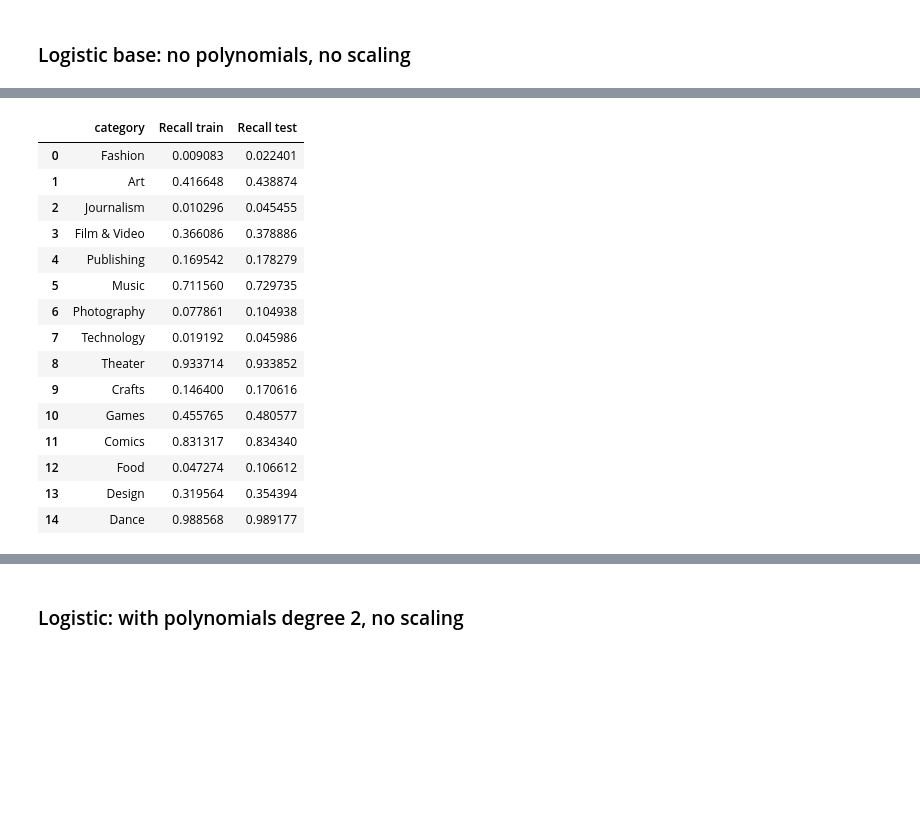
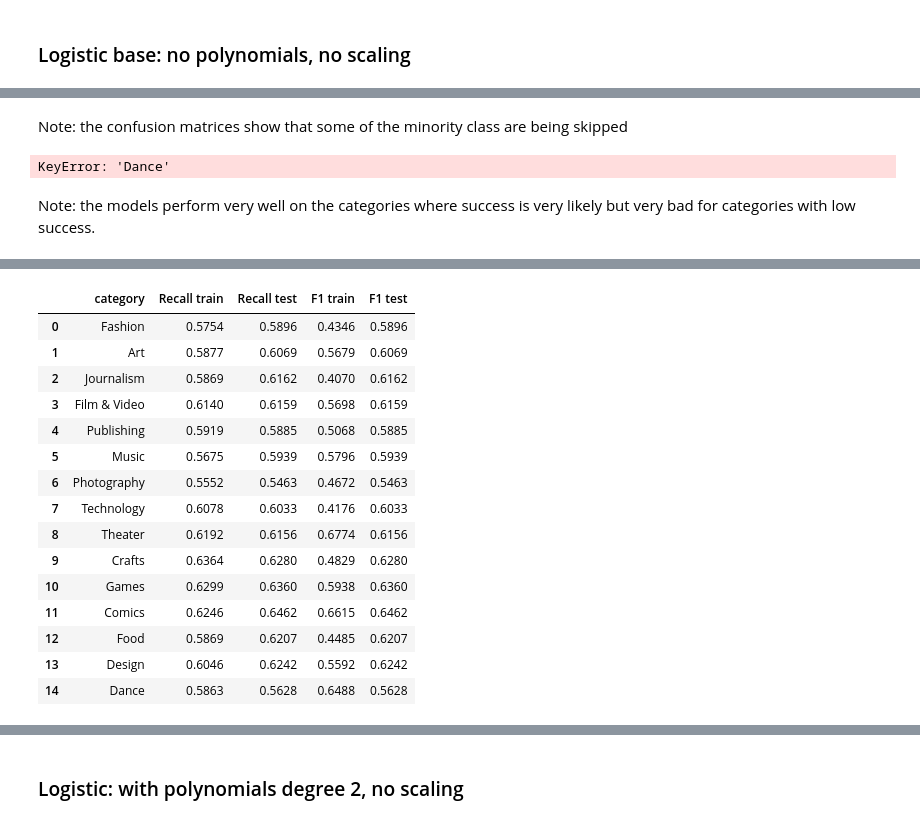
Before and after one commit to JainNupur20/kickstarter-project, a Jupyter notebook: project.ipynb, the cells around one changed output, grey strips where cells are left out. Cells and saved outputs as stored; diff of their text form; code cells hidden in the pictures; blank space fills up the shorter version.

Commit message:
groups try to improve the models including cross validation, confusion matrix f1 score...

```diff
--- a/project.ipynb
+++ b/project.ipynb
@@ -507,6 +507,9 @@ y_pred_test = {}
 recalls_train = {}
 recalls_test = {}
 df_recalls = {}
+f1_train = {}
+f1_test = {}
+df_f1 = {}
 # %%
 features_to_scale = ["goal_log", "duration"]
 # %% [markdown]
@@ -514,3 +638,11 @@ features_to_scale = ["goal_log", "duration"]
+# %% [markdown]
+Note: the confusion matrices show that some of the minority class are being skipped
+# %%
+cm = confusion_matrix(y_train_wo_outlier[category],y_pred_train[category])
+# %% [output]
+KeyError: 'Dance'
+# %% [markdown]
+Note: the models perform very well on the categories where success is very likely but very bad for categories with low success.
 # %%
 model = "log_noPoly_noScale"
 #
@@ -520,21 +652,49 @@ y_pred_test[model] = {}
 #
 recalls_train[model] = {}
 recalls_test[model] = {}
+
+f1_train[model] = {}
+f1_test[model] = {}
 #
 for category in categories:
-    models[model][category] = LogisticRegression()
+    models[model][category] = LogisticRegression(class_weight="balanced")
     models[model][category].fit(X_train_wo_outlier[category], y_train_wo_outlier[category])
+
+     # Perform cross-validation
+    cv_recall_scores = cross_val_score(
+        models[model][category],
+        X_train_wo_outlier[category],
+        y_train_wo_outlier[category],
+        scoring=recall_scorer,
+        cv=5  # 5-fold cross-validation
+    )
+
+    print(f"Cross-validated Recall for {category}: {cv_recall_scores.mean()}")
+# Perform cross-validation for F1 score
+    cv_f1_scores = cross_val_score(
+        models[model][category],
+        X_train_wo_outlier[category],
+        y_train_wo_outlier[category],
+        scoring=f1_scorer,
+        cv=5  # 5-fold cross-validation
+    )
+    print(f"Cross-validated F1 for {category}: {cv_f1_scores.mean()}")
     #
     y_pred_train[model][category] = models[model][category].predict(X_train_wo_outlier[category])
     y_pred_test[model][category] = models[model][category].predict(X_test[category])
     #
-    recalls_train[model][category] = recall_score(y_train_wo_outlier[category], y_pred_train[model][category])
-    recalls_test[model][category] = recall_score(y_test[category], y_pred_test[model][category])
+    recalls_train[model][category] = recall_score(y_train_wo_outlier[category], y_pred_train[model][category]).round(4)
+    recalls_test[model][category] = recall_score(y_test[category], y_pred_test[model][category]).round(4)
+
+    f1_train[model][category] = f1_score(y_train_wo_outlier[category], y_pred_train[model][category]).round(4)
+    f1_test[model][category] = recall_score(y_test[category], y_pred_test[model][category]).round(4)
 #
 df_recalls[model] = pd.DataFrame({
     "category": categories,
     "Recall train": recalls_train[model].values(),
-    "Recall test": recalls_test[model].values()
+    "Recall test": recalls_test[model].values(),
+    "F1 train": f1_train[model].values(),
+    "F1 test": f1_test[model].values()
 })
 df_recalls[model]
 # %% [output]
@@ -541,16 +718,16 @@ df_recalls[model]
-|  | category | Recall train | Recall test |
-| 0 | Fashion | 0.009083 | 0.022401 |
-| 1 | Art | 0.416648 | 0.438874 |
-| 2 | Journalism | 0.010296 | 0.045455 |
-| 3 | Film & Video | 0.366086 | 0.378886 |
-| 4 | Publishing | 0.169542 | 0.178279 |
-| 5 | Music | 0.711560 | 0.729735 |
-| 6 | Photography | 0.077861 | 0.104938 |
-| 7 | Technology | 0.019192 | 0.045986 |
-| 8 | Theater | 0.933714 | 0.933852 |
-| 9 | Crafts | 0.146400 | 0.170616 |
-| 10 | Games | 0.455765 | 0.480577 |
-| 11 | Comics | 0.831317 | 0.834340 |
-| 12 | Food | 0.047274 | 0.106612 |
-| 13 | Design | 0.319564 | 0.354394 |
-| 14 | Dance | 0.988568 | 0.989177 |
+|  | category | Recall train | Recall test | F1 train | F1 test |
+| 0 | Fashion | 0.5754 | 0.5896 | 0.4346 | 0.5896 |
+| 1 | Art | 0.5877 | 0.6069 | 0.5679 | 0.6069 |
+| 2 | Journalism | 0.5869 | 0.6162 | 0.4070 | 0.6162 |
+| 3 | Film & Video | 0.6140 | 0.6159 | 0.5698 | 0.6159 |
+| 4 | Publishing | 0.5919 | 0.5885 | 0.5068 | 0.5885 |
+| 5 | Music | 0.5675 | 0.5939 | 0.5796 | 0.5939 |
+| 6 | Photography | 0.5552 | 0.5463 | 0.4672 | 0.5463 |
+| 7 | Technology | 0.6078 | 0.6033 | 0.4176 | 0.6033 |
+| 8 | Theater | 0.6192 | 0.6156 | 0.6774 | 0.6156 |
+| 9 | Crafts | 0.6364 | 0.6280 | 0.4829 | 0.6280 |
+| 10 | Games | 0.6299 | 0.6360 | 0.5938 | 0.6360 |
+| 11 | Comics | 0.6246 | 0.6462 | 0.6615 | 0.6462 |
+| 12 | Food | 0.5869 | 0.6207 | 0.4485 | 0.6207 |
+| 13 | Design | 0.6046 | 0.6242 | 0.5592 | 0.6242 |
+| 14 | Dance | 0.5863 | 0.5628 | 0.6488 | 0.5628 |
```
Also changed, not shown: parts of 18 cells of this notebook.
